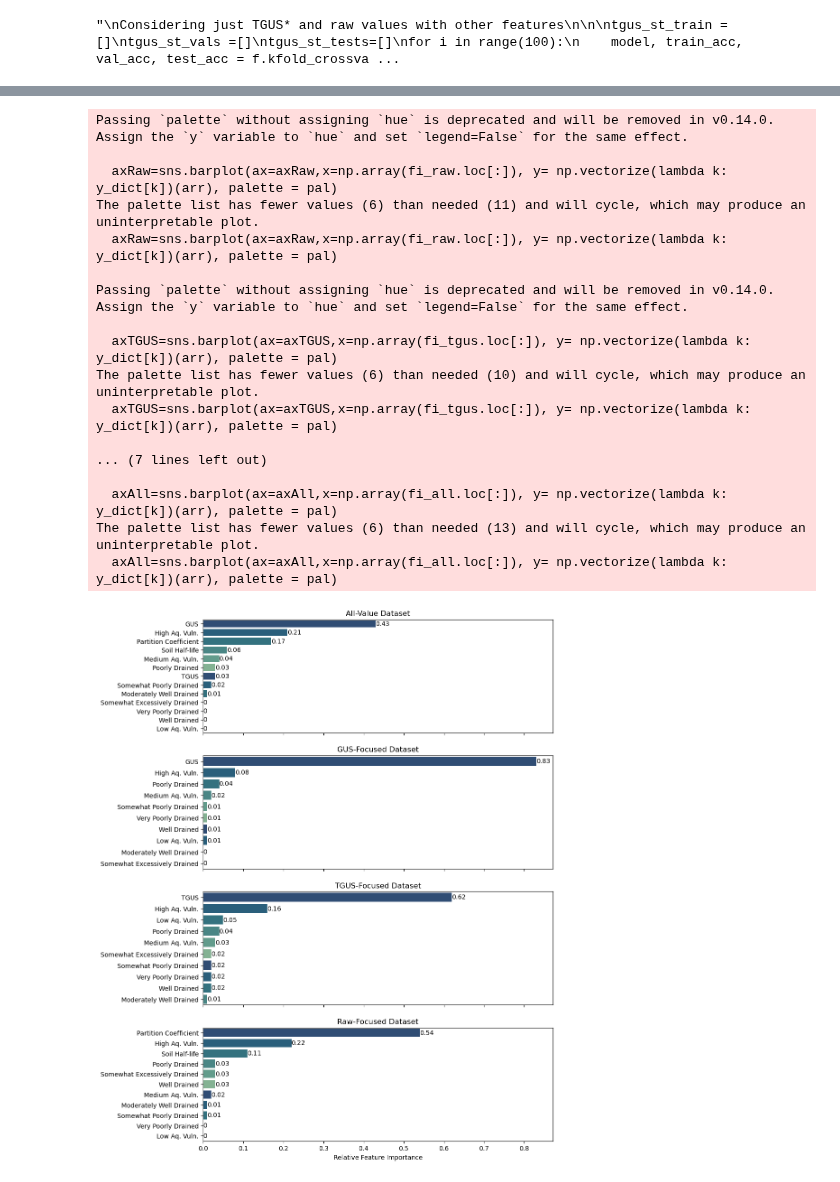
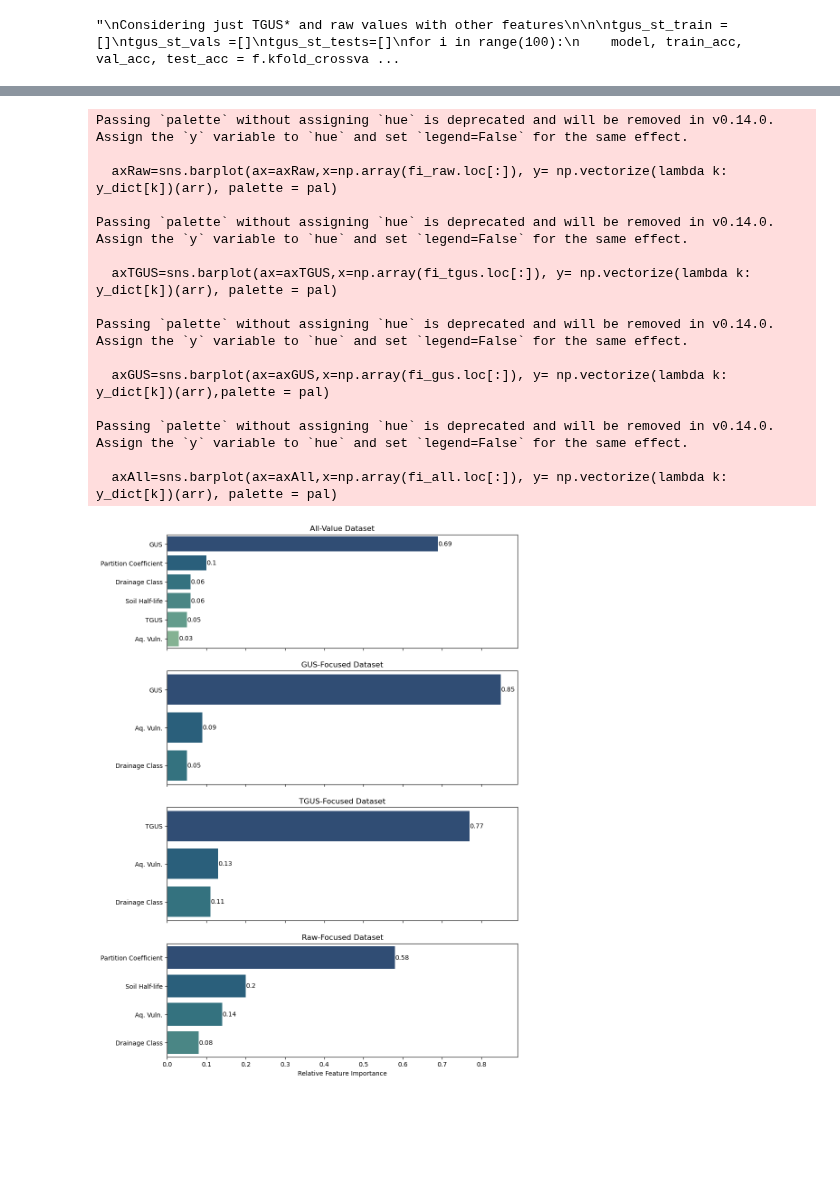
Before and after one commit to izguenther6/orie4741-final, a Jupyter notebook: scripts/trees.ipynb, the cells around one changed output, grey strips where cells are left out. Drawn from its saved outputs; the diff is of its cells as text; code cells hidden in the pictures; blank space fills up the shorter version.

```diff
--- a/scripts/trees.ipynb
+++ b/scripts/trees.ipynb
@@ -99,17 +107,20 @@ dfr = pd.DataFrame(index=['All', 'GUS Focus', 'TGUS Focus', 'Raw Focus'], column
                                                                                    'Best Sc. Train %', 'Best Sc. Validation %', 'Best Sc. Test %'])
 # %%
 '''
-Considering GUS, TGUS,  TGUS*, and raw values with other features
+Considering GUS, TGUS, TGUS*, and raw values with other features
 
 '''
+clf = GradientBoostingClassifier(n_estimators = 100, max_depth = all_depth, random_state= rs)
 all_train =[]
 all_vals =[]
 all_tests=[]
-for i in range(100):
+fi_all = np.zeros((len(df_all.columns) - 1))
+for i in range(50):
     model, train_acc, val_acc, test_acc = f.kfold_crossval(df_all, clf, 'bagging')
     all_train = np.append(train_acc, all_train)
     all_vals = np.append(val_acc, all_vals)
     all_tests = np.append(test_acc, all_tests)
+    fi_all += model.feature_importances_
 
     # keep best model
     if test_acc >= np.max(all_tests):
@@ -119,7 +130,7 @@ for i in range(100):
         all_test_best = test_acc
 
 # keep feature importances
-feature_importances_all = all_model.feature_importances_
+fi_all /= 50
 
 # get average accuracies
 all_train_avg = round(np.mean(all_train),1)
@@ -146,14 +157,17 @@ Average Test Accuracy: 93.3%
 Considering just GUS with other features
 
 '''
+clf = GradientBoostingClassifier(n_estimators = 100, max_depth = gus_depth, random_state= rs)
 gus_train =[]
 gus_vals =[]
 gus_tests=[]
-for i in range(100):
+fi_gus = np.zeros((len(df_gus.columns) - 1))
+for i in range(50):
     model, train_acc, val_acc, test_acc = f.kfold_crossval(df_gus, clf, 'bagging')
     gus_train = np.append(train_acc, gus_train)
     gus_vals = np.append(val_acc, gus_vals)
     gus_tests = np.append(test_acc, gus_tests)
+    fi_gus += model.feature_importances_
 
     # keep best model
     if test_acc >= np.max(gus_tests):
@@ -163,7 +177,7 @@ for i in range(100):
         gus_test_best = test_acc
 
 # keep feature importances
-feature_importances_gus = gus_model.feature_importances_
+fi_gus /= 50
 
 # get average accuracies
 gus_train_avg = round(np.mean(gus_train),1)
@@ -190,14 +204,17 @@ Average Test Accuracy: 93.7%
 Considering just TGUS with other features
 
 '''
+clf = GradientBoostingClassifier(n_estimators = 100, max_depth = tgus_depth, random_state= rs)
 tgus_train =[]
 tgus_vals =[]
 tgus_tests=[]
-for i in range(100):
+fi_tgus = np.zeros((len(df_tgus.columns) - 1))
+for i in range(50):
     model, train_acc, val_acc, test_acc = f.kfold_crossval(df_tgus, clf, 'bagging')
     tgus_train = np.append(train_acc, tgus_train)
     tgus_vals = np.append(val_acc, tgus_vals)
     tgus_tests = np.append(test_acc, tgus_tests)
+    fi_tgus += model.feature_importances_
 
     # keep best model
     if test_acc >= np.max(tgus_tests):
@@ -207,7 +224,7 @@ for i in range(100):
         tgus_test_best = test_acc
 
 # keep feature importances
-feature_importances_tgus = tgus_model.feature_importances_
+fi_tgus /= 50
 
 # get average accuracies
 tgus_train_avg = round(np.mean(tgus_train),1)
@@ -265,14 +282,17 @@ print(f'Average Test Accuracy: {round(np.mean(tgus_st_tests),1)}%')
 Considering just raw values with other features
 
 '''
+clf = GradientBoostingClassifier(n_estimators = 100, max_depth = raw_depth, random_state= rs)
 raw_train =[]
 raw_vals =[]
 raw_tests=[]
-for i in range(100):
+fi_raw = np.zeros((len(df_raw.columns) - 1))
+for i in range(50):
     model, train_acc, val_acc, test_acc = f.kfold_crossval(df_raw, clf, 'bagging')
     raw_train = np.append(train_acc, raw_train)
     raw_vals = np.append(val_acc, raw_vals)
     raw_tests = np.append(test_acc, raw_tests)
+    fi_raw += model.feature_importances_
 
     # keep best model
     if test_acc >= np.max(raw_tests):
@@ -282,7 +302,7 @@ for i in range(100):
         raw_test_best = test_acc
 
 # keep feature importances
-feature_importances_raw = raw_model.feature_importances_
+fi_raw /= 50
 
 # get average accuracies
 raw_train_avg = round(np.mean(raw_train),1)
@@ -334,60 +354,58 @@ axAll.set_title('All-Value Dataset',fontsize=12)
 axRaw.set_title('Raw-Focused Dataset',fontsize=12)
 
 
-y_dict = {'detlimit': 'Detection Limit', 'gus': 'GUS', 'pcoef':'Partition Coefficient', 'tgus':'TGUS', 'medium':'Medium Aq. Vuln.', 'soil_halflife': 'Soil Half-life',
+y_dict = {'detlimit': 'Detection Limit', 'gus': 'GUS', 'koc [m^3/Mg]':'Partition Coefficient', 'tgus':'TGUS', 'medium':'Medium Aq. Vuln.', 'soil_halflife': 'Soil Half-life',
         'high':'High Aq. Vuln.', 'Poorly drained':'Poorly Drained', 'Well drained':'Well Drained', 'Moderately well drained':'Moderately Well Drained',
         'Somewhat poorly drained':'Somewhat Poorly Drained', 'low':'Low Aq. Vuln.', 'Very poorly drained':'Very Poorly Drained', 'Somewhat excessively drained':'Somewhat Excessively Drained',
-        'offset':'Offset', 'aquifer_vulnerability': 'Aq. Vuln.', 'drainage_class':'drainage_class'}
+        'offset':'Offset', 'aquifer_vulnerability': 'Aq. Vuln.', 'drainage_class':'Drainage Class'}
 
 pal = sns.color_palette('crest_r')
 
-fi_raw = pd.Series(np.round(feature_importances_raw,2), index = df_raw.drop('detected', axis = 1).columns)
+fi_raw = pd.Series(np.round(fi_raw,2), index = df_raw.drop('detected', axis = 1).columns)
 fi_raw = fi_raw.sort_values(ascending=False)
 arr=np.array(fi_raw.index)
 axRaw=sns.barplot(ax=axRaw,x=np.array(fi_raw.loc[:]), y= np.vectorize(lambda k: y_dict[k])(arr), palette = pal)
 for i in axRaw.containers:
     axRaw.bar_label(i,)
 
-fi_tgus = pd.Series(np.round(feature_importances_tgus,2), index = df_tgus.drop('detected', axis = 1).columns)
+fi_tgus = pd.Series(np.round(fi_tgus,2), index = df_tgus.drop('detected', axis = 1).columns)
 fi_tgus = fi_tgus.sort_values(ascending=False)
 arr=np.array(fi_tgus.index)
 axTGUS=sns.barplot(ax=axTGUS,x=np.array(fi_tgus.loc[:]), y= np.vectorize(lambda k: y_dict[k])(arr), palette = pal)
 for i in axTGUS.containers:
     axTGUS.bar_label(i,)
 
-fi_gus = pd.Series(np.round(feature_importances_gus,2), index = df_gus.drop('detected', axis = 1).columns)
+fi_gus = pd.Series(np.round(fi_gus,2), index = df_gus.drop('detected', axis = 1).columns)
 fi_gus = fi_gus.sort_values(ascending=False)
 arr=np.array(fi_gus.index)
 axGUS=sns.barplot(ax=axGUS,x=np.array(fi_gus.loc[:]), y= np.vectorize(lambda k: y_dict[k])(arr),palette = pal)
 for i in axGUS.containers:
     axGUS.bar_label(i,)
 
-fi_all = pd.Series(np.round(feature_importances_all,2), index = df_all.drop('detected', axis = 1).columns)
+fi_all = pd.Series(np.round(fi_all,2), index = df_all.drop('detected', axis = 1).columns)
 fi_all = fi_all.sort_values(ascending=False)
 arr=np.array(fi_all.index)
 axAll=sns.barplot(ax=axAll,x=np.array(fi_all.loc[:]), y= np.vectorize(lambda k: y_dict[k])(arr), palette = pal)
 axRaw.set_xlabel('Relative Feature Importance')
 for i in axAll.containers:
     axAll.bar_label(i,)
 # %% [output]
 Passing `palette` without assigning `hue` is deprecated and will be removed in v0.14.0. Assign the `y` variable to `hue` and set `legend=False` for the same effect.
 
-  axRaw=sns.barplot(ax=axRaw,x=np.array(fi_raw.loc[:]), y= np.vectorize(lambda k: y_dict[k])(arr), palette = pal)
-The palette list has fewer values (6) than needed (11) and will cycle, which may produce an uninterpretable plot.
   axRaw=sns.barplot(ax=axRaw,x=np.array(fi_raw.loc[:]), y= np.vectorize(lambda k: y_dict[k])(arr), palette = pal)
 
 Passing `palette` without assigning `hue` is deprecated and will be removed in v0.14.0. Assign the `y` variable to `hue` and set `legend=False` for the same effect.
 
   axTGUS=sns.barplot(ax=axTGUS,x=np.array(fi_tgus.loc[:]), y= np.vectorize(lambda k: y_dict[k])(arr), palette = pal)
-The palette list has fewer values (6) than needed (10) and will cycle, which may produce an uninterpretable plot.
-  axTGUS=sns.barplot(ax=axTGUS,x=np.array(fi_tgus.loc[:]), y= np.vectorize(lambda k: y_dict[k])(arr), palette = pal)
 
-... (7 lines left out)
+Passing `palette` without assigning `hue` is deprecated and will be removed in v0.14.0. Assign the `y` variable to `hue` and set `legend=False` for the same effect.
+
+  axGUS=sns.barplot(ax=axGUS,x=np.array(fi_gus.loc[:]), y= np.vectorize(lambda k: y_dict[k])(arr),palette = pal)
+
+Passing `palette` without assigning `hue` is deprecated and will be removed in v0.14.0. Assign the `y` variable to `hue` and set `legend=False` for the same effect.
 
   axAll=sns.barplot(ax=axAll,x=np.array(fi_all.loc[:]), y= np.vectorize(lambda k: y_dict[k])(arr), palette = pal)
-The palette list has fewer values (6) than needed (13) and will cycle, which may produce an uninterpretable plot.
-  axAll=sns.barplot(ax=axAll,x=np.array(fi_all.loc[:]), y= np.vectorize(lambda k: y_dict[k])(arr), palette = pal)
-[figure, old version]
+[figure, new version]
 # %%
 '''
 Equal variance t-tests to compare result means
```
Also changed, not shown: parts of 8 cells of this notebook, 7 other files.
